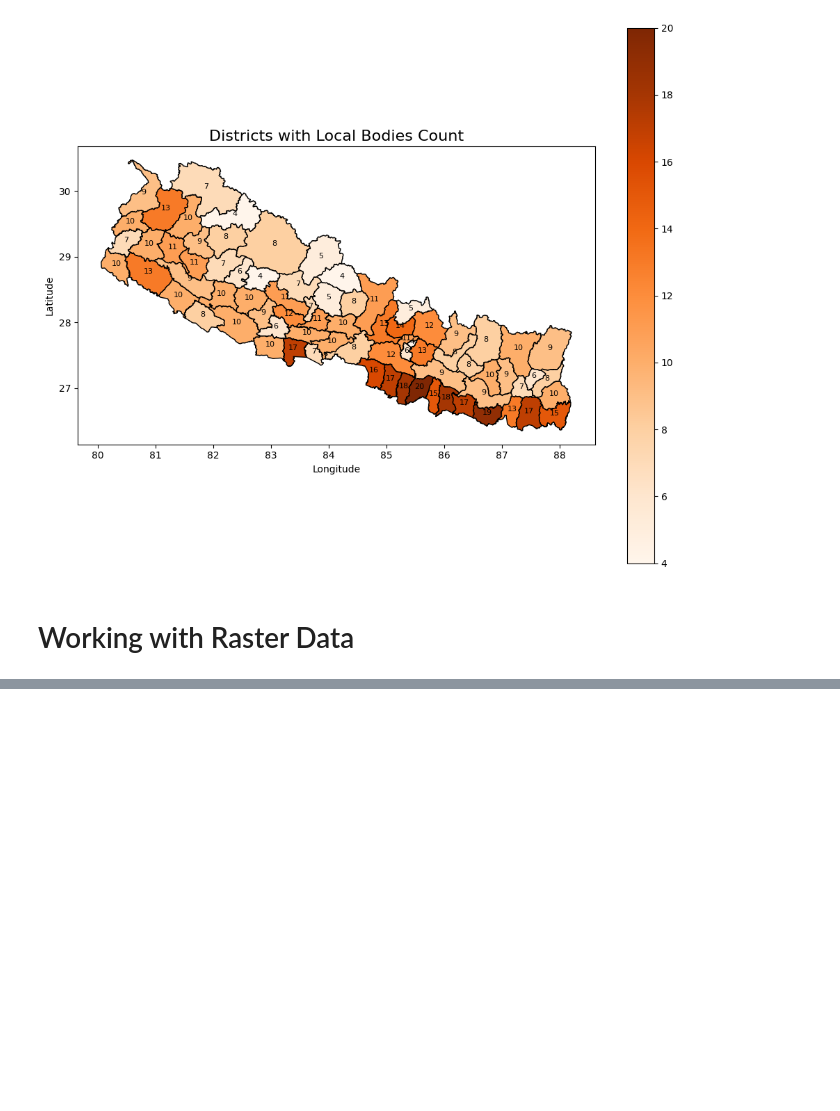
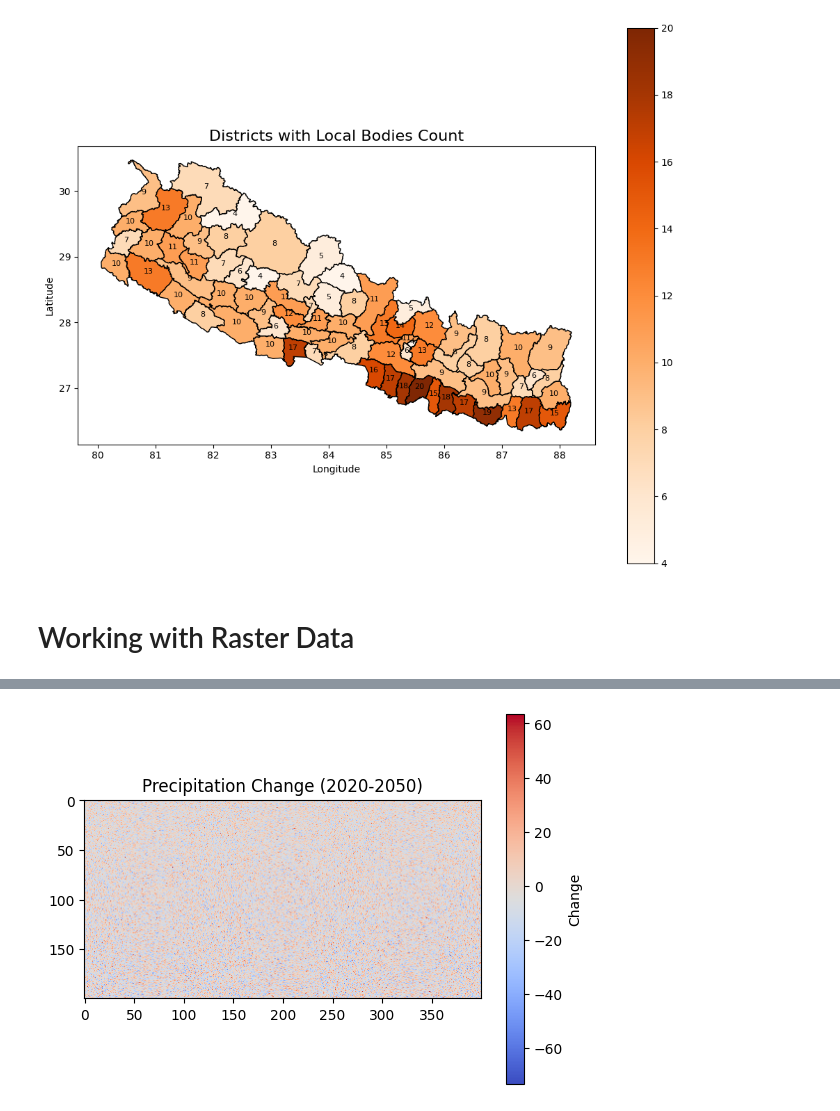
Before and after one commit to Omdena-NIC-Nepal/gis-data-science-assignment-purusottampanta, a Jupyter notebook: gis_data_analysis.ipynb, the cells around one changed output, grey strips where cells are left out. Cells and saved outputs as stored; diff of their text form; code cells hidden in the pictures; blank space fills up the shorter version.

```diff
--- a/gis_data_analysis.ipynb
+++ b/gis_data_analysis.ipynb
@@ -128,0 +260,9 @@ path_nepal_temperature_2050 = r"Datasets/Raster/nepal_climate_data/nepal_tempera
+# %%
+# Calculate change
+change = precip_2050 - precip_2020
+plt.imshow(change, cmap='coolwarm')
+plt.title("Precipitation Change (2020-2050)")
+plt.colorbar(label="Change")
+plt.show()
+# %% [output]
+[figure, added]
```
Also changed, not shown: parts of 24 cells of this notebook.
